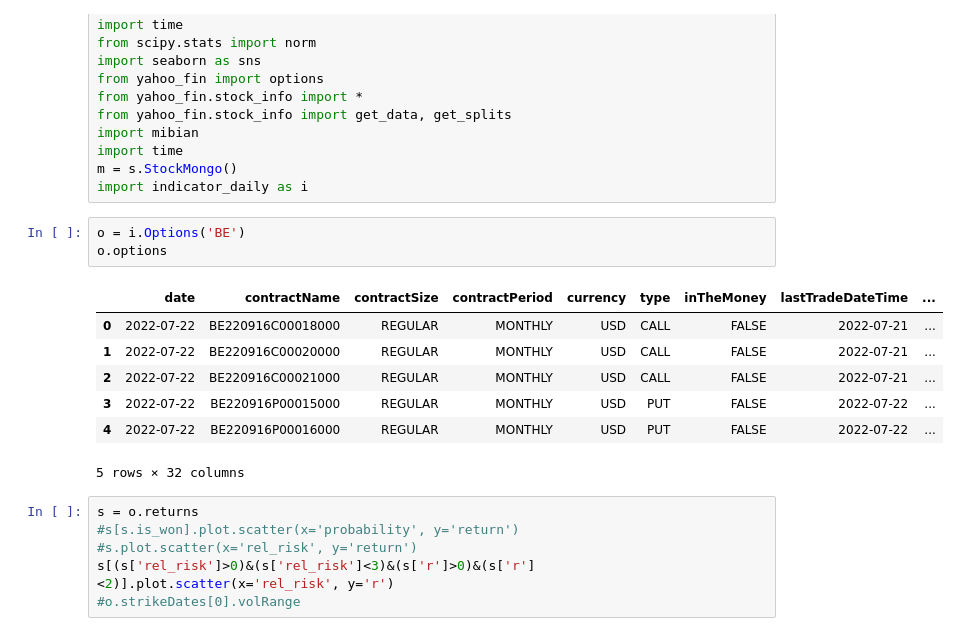
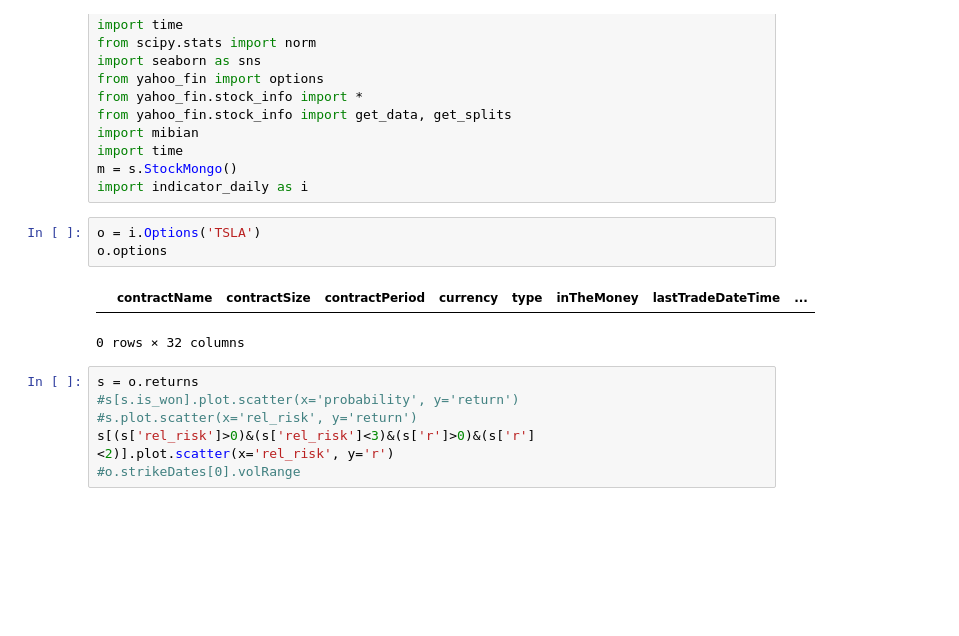
Before and after one commit to andermy/yahooScraper, a Jupyter notebook: test.ipynb, the cells around one changed output. Drawn from its saved outputs; the diff is of its cells as text; blank space fills up the shorter version.

```diff
--- a/test.ipynb
+++ b/test.ipynb
@@ -17,16 +17,11 @@ import time
 m = s.StockMongo()
 import indicator_daily as i
 # %%
-o = i.Options('BE')
+o = i.Options('TSLA')
 o.options
 # %% [output]
-|  | date | contractName | contractSize | contractPeriod | currency | type | inTheMoney | lastTradeDateTime | ... |
-| 0 | 2022-07-22 | BE220916C00018000 | REGULAR | MONTHLY | USD | CALL | FALSE | 2022-07-21 | ... |
-| 1 | 2022-07-22 | BE220916C00020000 | REGULAR | MONTHLY | USD | CALL | FALSE | 2022-07-21 | ... |
-| 2 | 2022-07-22 | BE220916C00021000 | REGULAR | MONTHLY | USD | CALL | FALSE | 2022-07-21 | ... |
-| 3 | 2022-07-22 | BE220916P00015000 | REGULAR | MONTHLY | USD | PUT | FALSE | 2022-07-22 | ... |
-| 4 | 2022-07-22 | BE220916P00016000 | REGULAR | MONTHLY | USD | PUT | FALSE | 2022-07-22 | ... |
+|  | contractName | contractSize | contractPeriod | currency | type | inTheMoney | lastTradeDateTime | ... |
-5 rows × 32 columns
+0 rows × 32 columns
 # %%
 s = o.returns
 #s[s.is_won].plot.scatter(x='probability', y='return')
```
Also changed, not shown: parts of 2 cells of this notebook, 3 other files.
